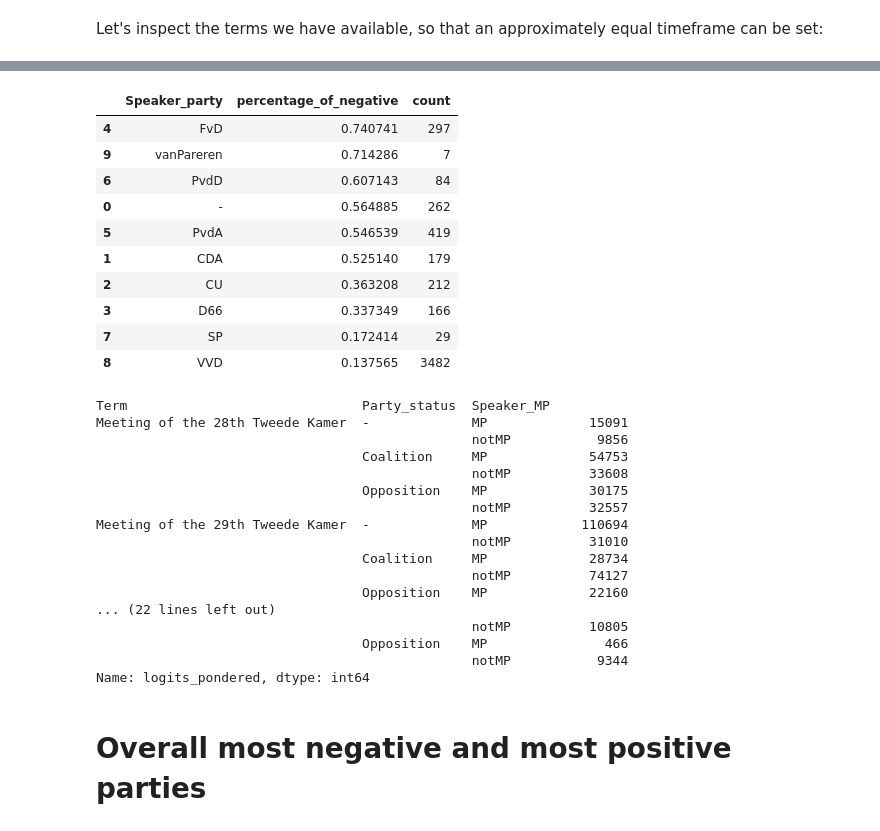
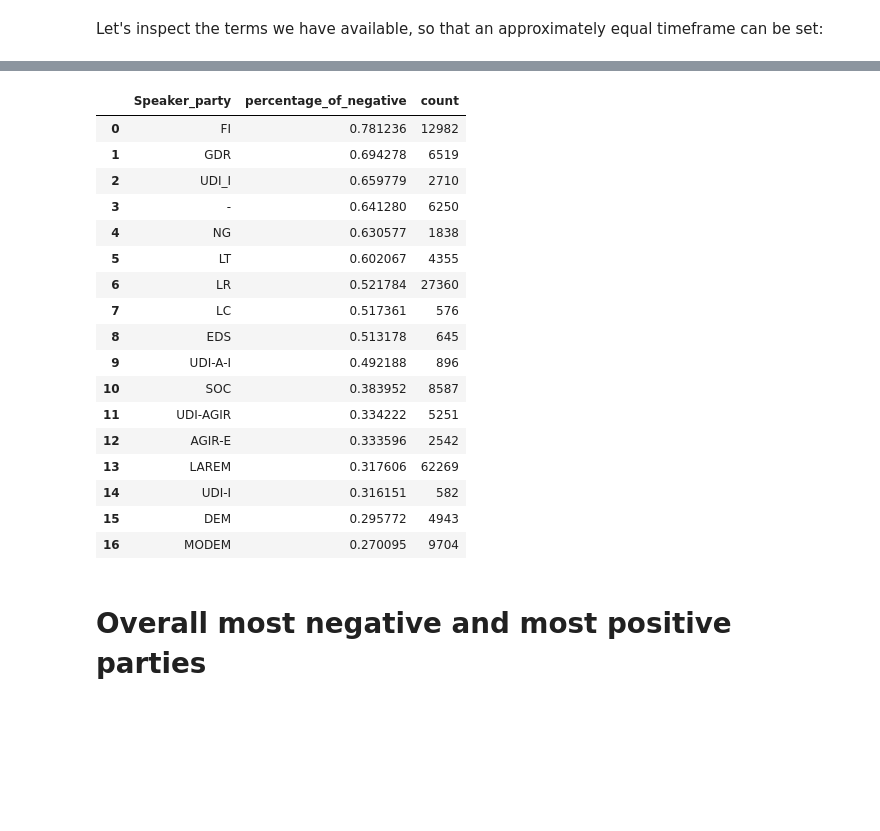
Before and after one commit to clarinsi/parlasent_analysis, a Jupyter notebook: 3_champions_of_sentiment_discoruse.ipynb, the cells around one changed output, grey strips where cells are left out. Cells and saved outputs as stored; diff of their text form; code cells hidden in the pictures; blank space fills up the shorter version.

```diff
--- a/3_champions_of_sentiment_discoruse.ipynb
+++ b/3_champions_of_sentiment_discoruse.ipynb
@@ -119,43 +165,24 @@ calculate_sentiment("Speaker_party", country="HR", term="10. mandat").shape
-# %%
-calculate_sentiment("Speaker_party", country="NL", term="Meeting of the 36th Eerste Kamer")
-# %% [output]
-|  | Speaker_party | percentage_of_negative | count |
-| 4 | FvD | 0.740741 | 297 |
-| 9 | vanPareren | 0.714286 | 7 |
-| 6 | PvdD | 0.607143 | 84 |
-| 0 | - | 0.564885 | 262 |
-| 5 | PvdA | 0.546539 | 419 |
-| 1 | CDA | 0.525140 | 179 |
-| 2 | CU | 0.363208 | 212 |
-| 3 | D66 | 0.337349 | 166 |
-| 7 | SP | 0.172414 | 29 |
-| 8 | VVD | 0.137565 | 3482 |
-# %%
-df["Date"] = pd.to_datetime(df.Date)
-df[df.country=="NL"].set_index("Date").groupby([
-    # pd.Grouper(freq="1YS"),
-    "Term",
-    "Party_status",
-    "Speaker_MP"
-]).logits_pondered.count()
-# %% [output]
-Term                              Party_status  Speaker_MP
-Meeting of the 28th Tweede Kamer  -             MP             15091
-                                                notMP           9856
-                                  Coalition     MP             54753
-                                                notMP          33608
-                                  Opposition    MP             30175
-                                                notMP          32557
-Meeting of the 29th Tweede Kamer  -             MP            110694
-                                                notMP          31010
-                                  Coalition     MP             28734
-                                                notMP          74127
-                                  Opposition    MP             22160
-... (22 lines left out)
-                                                notMP          10805
-                                  Opposition    MP               466
-                                                notMP           9344
-Name: logits_pondered, dtype: int64
+# %%
+calculate_sentiment("Speaker_party", country="FR", term="15e législature")
+# %% [output]
+|  | Speaker_party | percentage_of_negative | count |
+| 0 | FI | 0.781236 | 12982 |
+| 1 | GDR | 0.694278 | 6519 |
+| 2 | UDI_I | 0.659779 | 2710 |
+| 3 | - | 0.641280 | 6250 |
+| 4 | NG | 0.630577 | 1838 |
+| 5 | LT | 0.602067 | 4355 |
+| 6 | LR | 0.521784 | 27360 |
+| 7 | LC | 0.517361 | 576 |
+| 8 | EDS | 0.513178 | 645 |
+| 9 | UDI-A-I | 0.492188 | 896 |
+| 10 | SOC | 0.383952 | 8587 |
+| 11 | UDI-AGIR | 0.334222 | 5251 |
+| 12 | AGIR-E | 0.333596 | 2542 |
+| 13 | LAREM | 0.317606 | 62269 |
+| 14 | UDI-I | 0.316151 | 582 |
+| 15 | DEM | 0.295772 | 4943 |
+| 16 | MODEM | 0.270095 | 9704 |
 # %% [markdown]
 # Overall most negative and most positive parties
 # %%
```
Also changed, not shown: parts of 9 cells of this notebook, 1 other file.
